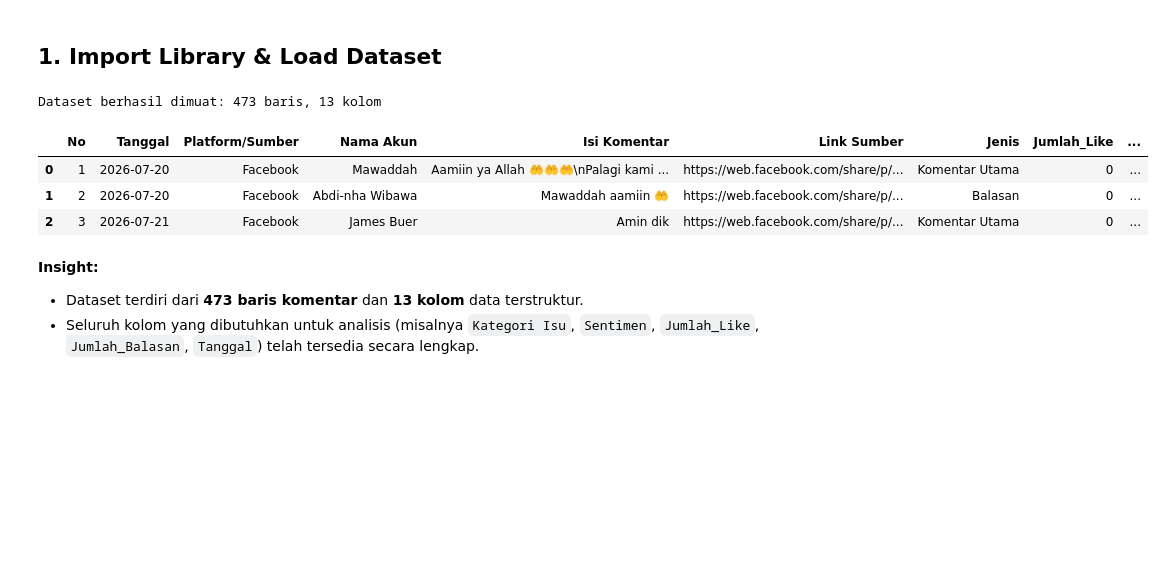
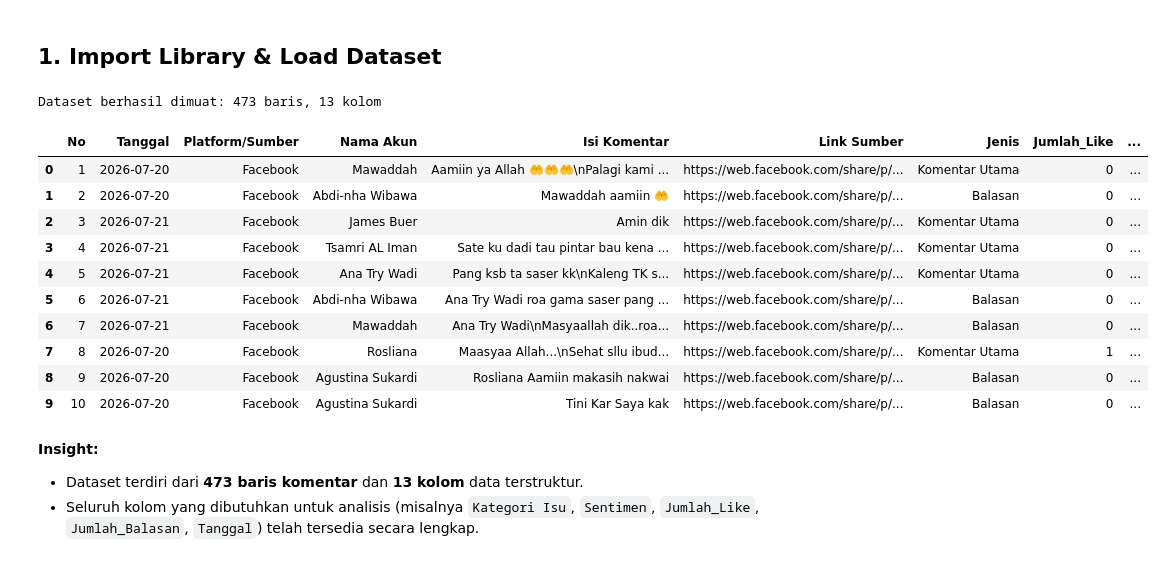
Before and after one commit to Put3r4/Analisis-Sentimen_Kartu_Sumbawa_Pintar, a Jupyter notebook: notebook/eda.ipynb, the cells around one changed output. Cells and saved outputs as stored; diff of their text form; code cells hidden in the pictures; blank space fills up the shorter version.

```diff
--- a/notebook/eda.ipynb
+++ b/notebook/eda.ipynb
@@ -16,34 +16,41 @@ sns.set_theme(style="whitegrid")
 PALETTE = sns.color_palette("muted")
 PRIMARY_COLOR = PALETTE[0]
 SECONDARY_COLOR = PALETTE[1]
 SENTIMENT_PALETTE = {
     "Positif": "#2ca02c",
     "Netral": "#1f77b4",
     "Negatif": "#d62728"
 }
 plt.rcParams.update({
     "font.size": 10,
     "axes.labelsize": 11,
     "axes.titlesize": 12,
     "xtick.labelsize": 10,
     "ytick.labelsize": 10,
     "figure.titlesize": 13
 })
 
 # Load dataset
 file_path = Path("../data/data_labelling/data_labelled.xlsx")
 if not file_path.exists():
     file_path = Path("data/data_labelling/data_labelled.xlsx")
 
 df = pd.read_excel(file_path, sheet_name="Data Komentar")
 print(f"Dataset berhasil dimuat: {df.shape[0]} baris, {df.shape[1]} kolom")
-df.head(3)
+df.head(10)
 # %% [output]
 Dataset berhasil dimuat: 473 baris, 13 kolom
 |  | No | Tanggal | Platform/Sumber | Nama Akun | Isi Komentar | Link Sumber | Jenis | Jumlah_Like | ... |
 | 0 | 1 | 2026-07-20 | Facebook | Mawaddah | Aamiin ya Allah 🤲🤲🤲\nPalagi kami ... | https://web.facebook.com/share/p/... | Komentar Utama | 0 | ... |
 | 1 | 2 | 2026-07-20 | Facebook | Abdi-nha Wibawa | Mawaddah aamiin 🤲 | https://web.facebook.com/share/p/... | Balasan | 0 | ... |
 | 2 | 3 | 2026-07-21 | Facebook | James Buer | Amin dik | https://web.facebook.com/share/p/... | Komentar Utama | 0 | ... |
+| 3 | 4 | 2026-07-21 | Facebook | Tsamri AL Iman | Sate ku dadi tau pintar bau kena ... | https://web.facebook.com/share/p/... | Komentar Utama | 0 | ... |
+| 4 | 5 | 2026-07-21 | Facebook | Ana Try Wadi | Pang ksb ta saser kk\nKaleng TK s... | https://web.facebook.com/share/p/... | Komentar Utama | 0 | ... |
+| 5 | 6 | 2026-07-21 | Facebook | Abdi-nha Wibawa | Ana Try Wadi roa gama saser pang ... | https://web.facebook.com/share/p/... | Balasan | 0 | ... |
+| 6 | 7 | 2026-07-21 | Facebook | Mawaddah | Ana Try Wadi\nMasyaallah dik..roa... | https://web.facebook.com/share/p/... | Balasan | 0 | ... |
+| 7 | 8 | 2026-07-20 | Facebook | Rosliana | Maasyaa Allah...\nSehat sllu ibud... | https://web.facebook.com/share/p/... | Komentar Utama | 1 | ... |
+| 8 | 9 | 2026-07-20 | Facebook | Agustina Sukardi | Rosliana Aamiin makasih nakwai | https://web.facebook.com/share/p/... | Balasan | 0 | ... |
+| 9 | 10 | 2026-07-20 | Facebook | Agustina Sukardi | Tini Kar Saya kak | https://web.facebook.com/share/p/... | Balasan | 0 | ... |
 # %% [markdown]
 **Insight:**
 - Dataset terdiri dari **473 baris komentar** dan **13 kolom** data terstruktur.
```
Also changed, not shown: 15 other files.
